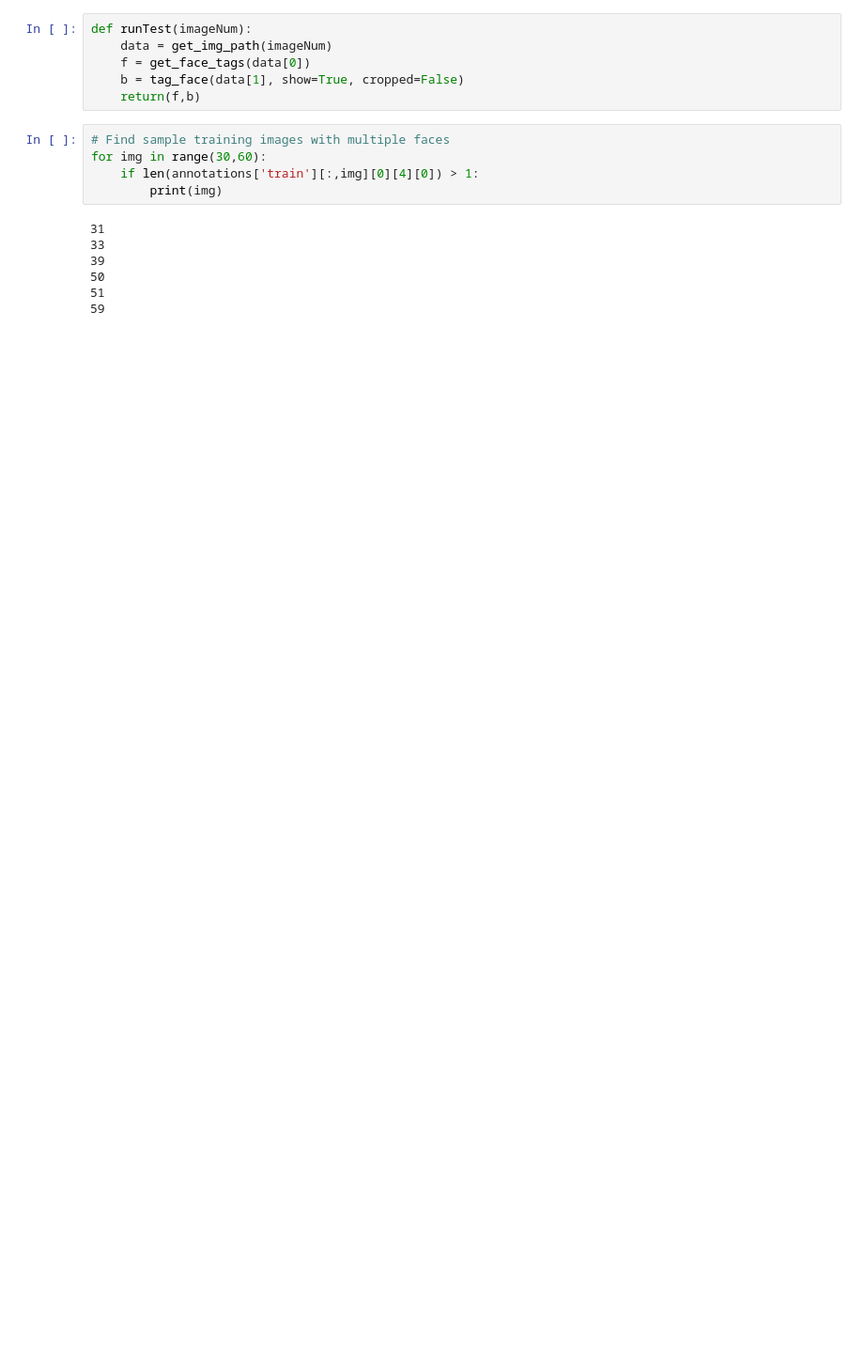
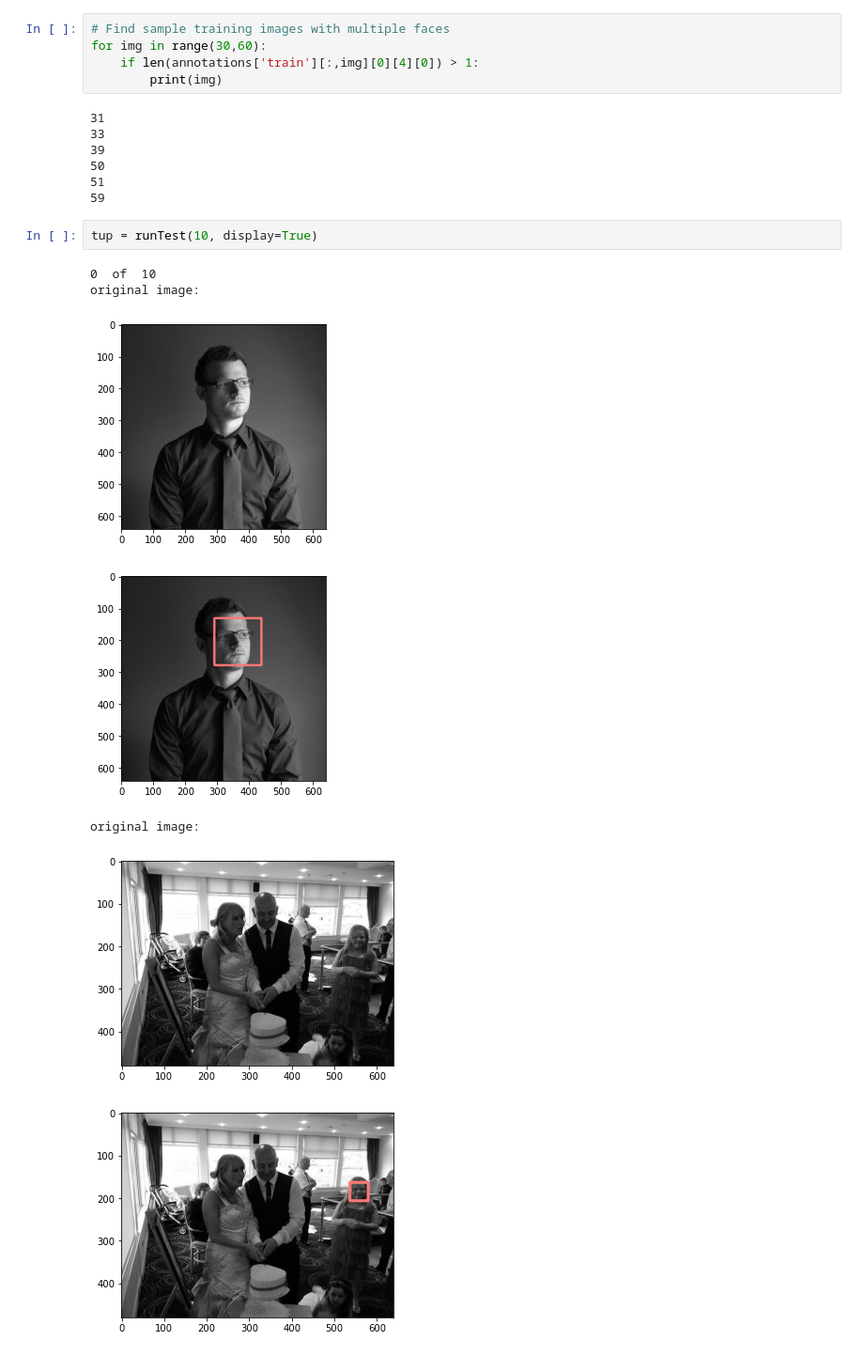
Before and after one commit to nbdesai1992/HumanEmotionRecognition, a Jupyter notebook: facial_tagging_exploration.ipynb, the cells around one changed output. Shown at 94% size. Cells and saved outputs as stored; diff of their text form; blank space fills up the shorter version.

Commit message:
add face detection/success rate tracking

```diff
--- a/facial_tagging_exploration.ipynb
+++ b/facial_tagging_exploration.ipynb
@@ -116,10 +176,4 @@ original image:
 [figure]
-# %%
-def runTest(imageNum):
-    data = get_img_path(imageNum)
-    f = get_face_tags(data[0])
-    b = tag_face(data[1], show=True, cropped=False)
-    return(f,b)
 # %%
 # Find sample training images with multiple faces
 for img in range(30,60):
@@ -132,3 +186,13 @@ for img in range(30,60):
 50
 51
 59
+# %%
+tup = runTest(10, display=True)
+# %% [output]
+0  of  10
+original image:
+[figure, added]
+[figure, added]
+original image:
+[figure, added]
+[figure, added]
```
Also changed, not shown: parts of 6 cells of this notebook.
